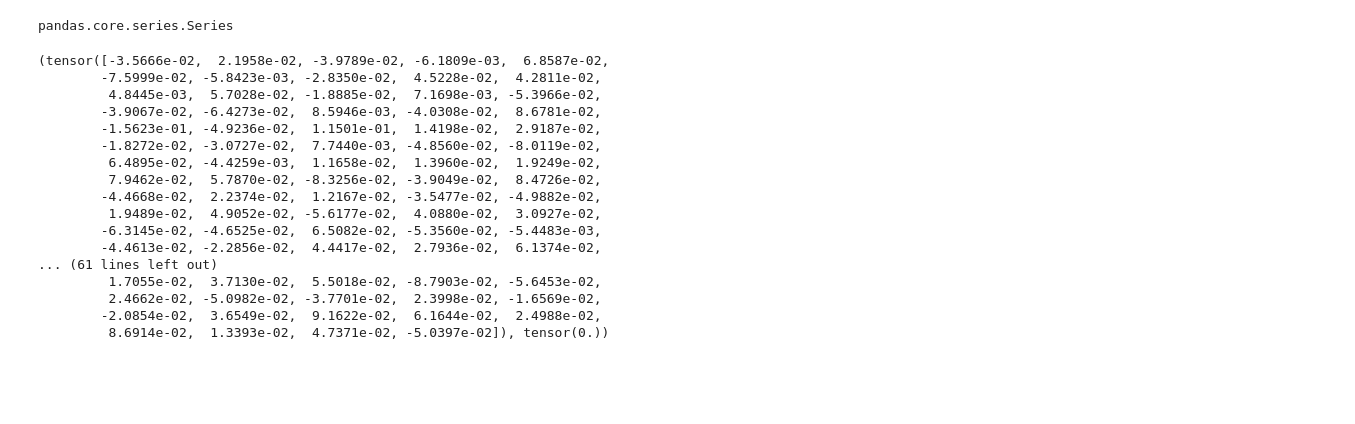
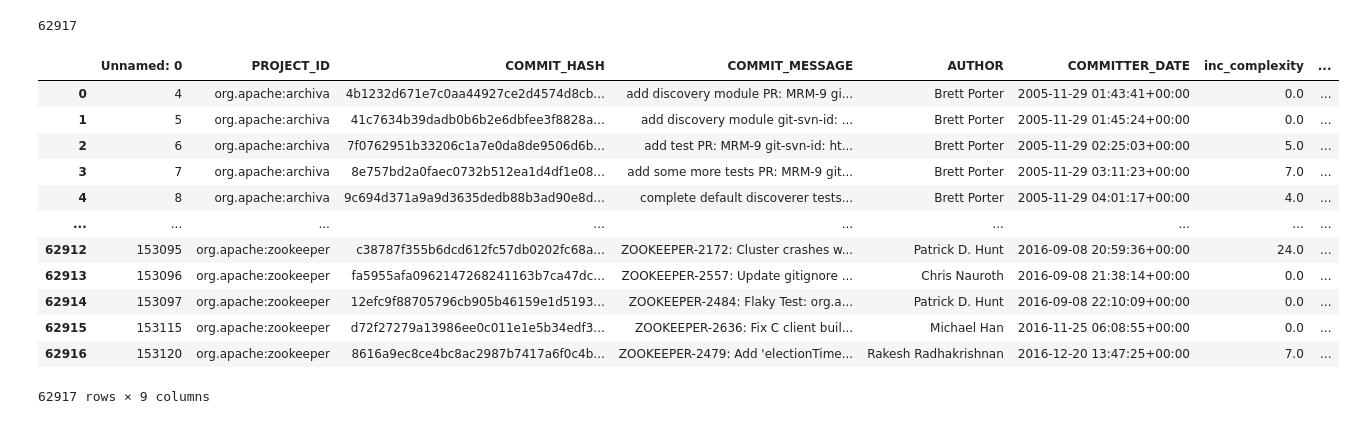
Before and after one commit to megaelius/EPAA, a Jupyter notebook: notebooks/MLP_train.ipynb, the cells around one changed output. Cells and saved outputs as stored; diff of their text form; code cells hidden in the pictures; blank space fills up the shorter version.

```diff
--- a/notebooks/MLP_train.ipynb
+++ b/notebooks/MLP_train.ipynb
@@ -54,4 +16,0 @@ data_train, data_test, labels_train, labels_test = train_test_split(embeddings2,
-# %%
-type(embeddings2)
-# %% [output]
-pandas.core.series.Series
@@ -69,22 +16,0 @@ class commits_dataset(Dataset):
-# %%
-commits_dataset_train = commits_dataset(X=data_train,y=labels_train)
-commits_dataset_test = commits_dataset(X=data_test,y=labels_test)
-print(commits_dataset_train[0])
-# %% [output]
-(tensor([-3.5666e-02,  2.1958e-02, -3.9789e-02, -6.1809e-03,  6.8587e-02,
-        -7.5999e-02, -5.8423e-03, -2.8350e-02,  4.5228e-02,  4.2811e-02,
-         4.8445e-03,  5.7028e-02, -1.8885e-02,  7.1698e-03, -5.3966e-02,
-        -3.9067e-02, -6.4273e-02,  8.5946e-03, -4.0308e-02,  8.6781e-02,
-        -1.5623e-01, -4.9236e-02,  1.1501e-01,  1.4198e-02,  2.9187e-02,
-        -1.8272e-02, -3.0727e-02,  7.7440e-03, -4.8560e-02, -8.0119e-02,
-         6.4895e-02, -4.4259e-03,  1.1658e-02,  1.3960e-02,  1.9249e-02,
-         7.9462e-02,  5.7870e-02, -8.3256e-02, -3.9049e-02,  8.4726e-02,
-        -4.4668e-02,  2.2374e-02,  1.2167e-02, -3.5477e-02, -4.9882e-02,
-         1.9489e-02,  4.9052e-02, -5.6177e-02,  4.0880e-02,  3.0927e-02,
-        -6.3145e-02, -4.6525e-02,  6.5082e-02, -5.3560e-02, -5.4483e-03,
-        -4.4613e-02, -2.2856e-02,  4.4417e-02,  2.7936e-02,  6.1374e-02,
-... (61 lines left out)
-         1.7055e-02,  3.7130e-02,  5.5018e-02, -8.7903e-02, -5.6453e-02,
-         2.4662e-02, -5.0982e-02, -3.7701e-02,  2.3998e-02, -1.6569e-02,
-        -2.0854e-02,  3.6549e-02,  9.1622e-02,  6.1644e-02,  2.4988e-02,
-         8.6914e-02,  1.3393e-02,  4.7371e-02, -5.0397e-02]), tensor(0.))
@@ -94,0 +17,24 @@ valid_loader = DataLoader(dataset=commits_dataset_test, batch_size=32, shuffle=F
+# %%
+predictionDB_path = "../data/processed/predictionDB.csv"
+embeddings_path = './../data/processed/embeddings'
+n = len(os.listdir(embeddings_path))
+print(n)
+# %% [output]
+62917
+# %%
+df = pd.read_csv(predictionDB_path,lineterminator='\n')
+df
+# %% [output]
+|  | Unnamed: 0 | PROJECT_ID | COMMIT_HASH | COMMIT_MESSAGE | AUTHOR | COMMITTER_DATE | inc_complexity | ... |
+| 0 | 4 | org.apache:archiva | 4b1232d671e7c0aa44927ce2d4574d8cb... | add discovery module PR: MRM-9 gi... | Brett Porter | 2005-11-29 01:43:41+00:00 | 0.0 | ... |
+| 1 | 5 | org.apache:archiva | 41c7634b39dadb0b6b2e6dbfee3f8828a... | add discovery module git-svn-id: ... | Brett Porter | 2005-11-29 01:45:24+00:00 | 0.0 | ... |
+| 2 | 6 | org.apache:archiva | 7f0762951b33206c1a7e0da8de9506d6b... | add test PR: MRM-9 git-svn-id: ht... | Brett Porter | 2005-11-29 02:25:03+00:00 | 5.0 | ... |
+| 3 | 7 | org.apache:archiva | 8e757bd2a0faec0732b512ea1d4df1e08... | add some more tests PR: MRM-9 git... | Brett Porter | 2005-11-29 03:11:23+00:00 | 7.0 | ... |
+| 4 | 8 | org.apache:archiva | 9c694d371a9a9d3635dedb88b3ad90e8d... | complete default discoverer tests... | Brett Porter | 2005-11-29 04:01:17+00:00 | 4.0 | ... |
+| ... | ... | ... | ... | ... | ... | ... | ... | ... |
+| 62912 | 153095 | org.apache:zookeeper | c38787f355b6dcd612fc57db0202fc68a... | ZOOKEEPER-2172: Cluster crashes w... | Patrick D. Hunt | 2016-09-08 20:59:36+00:00 | 24.0 | ... |
+| 62913 | 153096 | org.apache:zookeeper | fa5955afa0962147268241163b7ca47dc... | ZOOKEEPER-2557: Update gitignore ... | Chris Nauroth | 2016-09-08 21:38:14+00:00 | 0.0 | ... |
+| 62914 | 153097 | org.apache:zookeeper | 12efc9f88705796cb905b46159e1d5193... | ZOOKEEPER-2484: Flaky Test: org.a... | Patrick D. Hunt | 2016-09-08 22:10:09+00:00 | 0.0 | ... |
+| 62915 | 153115 | org.apache:zookeeper | d72f27279a13986ee0c011e1e5b34edf3... | ZOOKEEPER-2636: Fix C client buil... | Michael Han | 2016-11-25 06:08:55+00:00 | 0.0 | ... |
+| 62916 | 153120 | org.apache:zookeeper | 8616a9ec8ce4bc8ac2987b7417a6f0c4b... | ZOOKEEPER-2479: Add 'electionTime... | Rakesh Radhakrishnan | 2016-12-20 13:47:25+00:00 | 7.0 | ... |
+62917 rows × 9 columns
```
Also changed, not shown: parts of 13 cells of this notebook, 1 other file.
